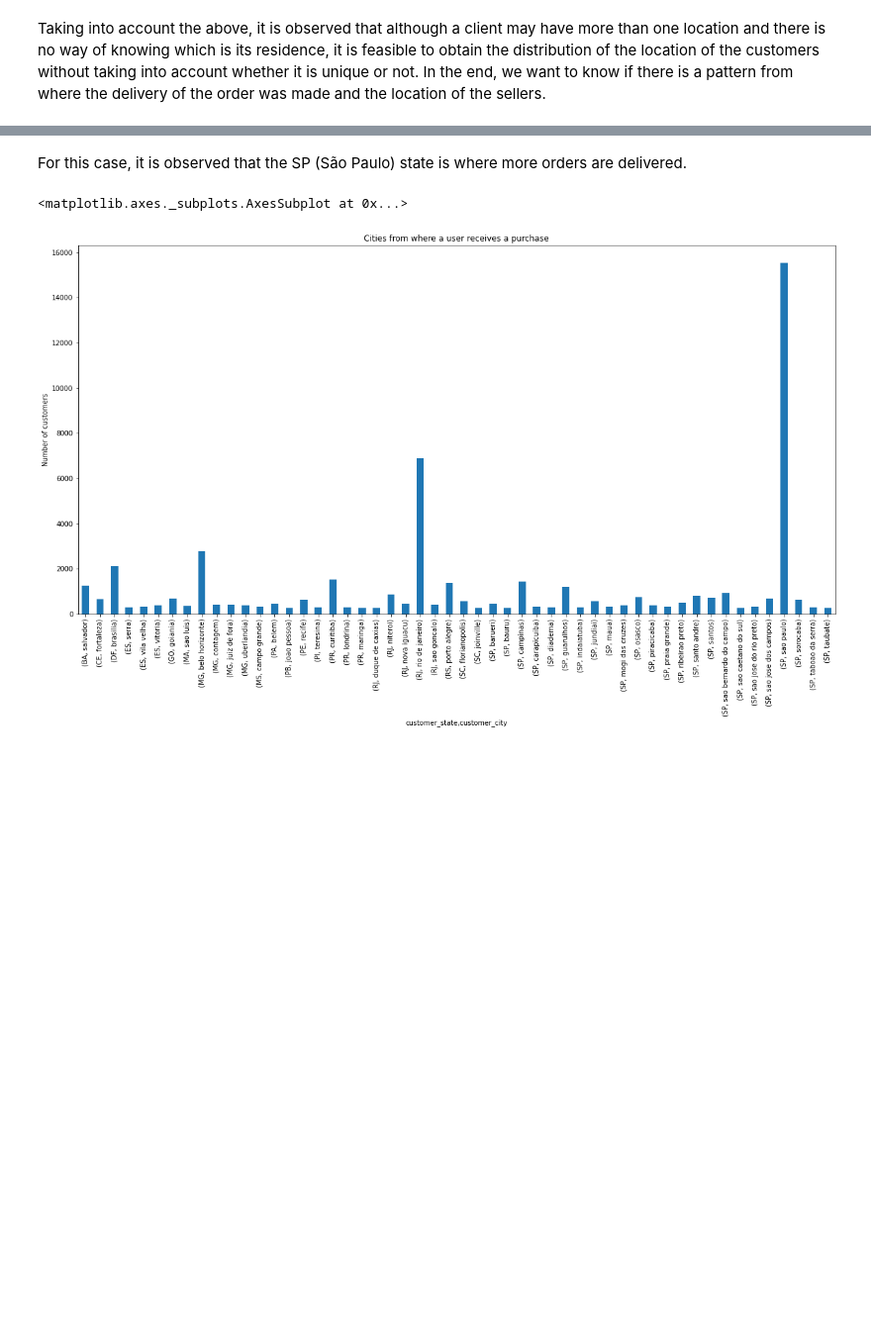
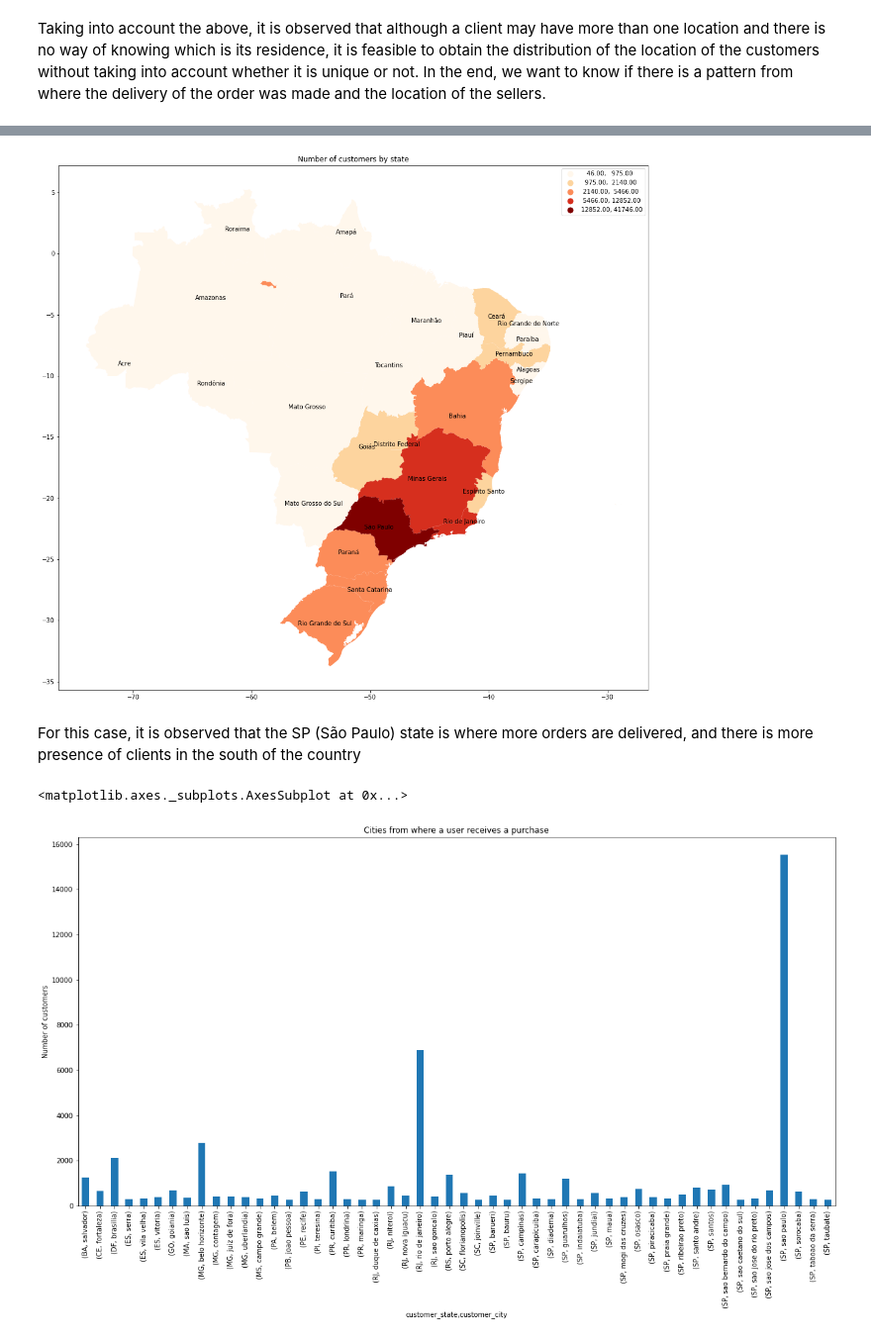
Before and after one commit to lpenuelac/lpenuelac.github.io, a Jupyter notebook: notebook/Project.ipynb, the cells around one changed output, grey strips where cells are left out. Shown at 99% size. Cells and saved outputs as stored; diff of their text form; code cells hidden in the pictures; blank space fills up the shorter version.

```diff
--- a/notebook/Project.ipynb
+++ b/notebook/Project.ipynb
@@ -54,8 +56,17 @@ For this, it is necessary to know how the buyers are distributed, how the seller
 # %%
 #Reading the main datasets related to the bussiness question.
 import pandas as pd
-customers = pd.read_csv("data/olist_customers_dataset.csv")
-sellers =  pd.read_csv("data/olist_sellers_dataset.csv")
+import matplotlib.pyplot as plt
+customers = pd.read_csv("../data/olist_customers_dataset.csv")
+sellers =  pd.read_csv("../data/olist_sellers_dataset.csv")
+#This dataset is useful to make a map based geometries
+#For the visualization, geopandas is required
+# See how to install it https://geopandas.org/en/stable/getting_started/install.html
+import geopandas as gpd
+locations =  gpd.read_file("zip://../data/states.zip")
+#Ignoring user warnings about KMeans memory leak
+import warnings
+warnings.filterwarnings('ignore')
 # %% [markdown]
 <a name="customers"></a>
 ### **Customers**
@@ -132,0 +138,7 @@ customers.groupby("customer_state").count()["customer_id"].plot.bar(title="State
+# %%
+#Cleaning geometry dataset to get the geometry and the acronym of each state
+#and deleting additional variables.
+locations[['COUNTRY','STATE']] = locations['HASC_1'].str.split('.',expand=True)
+locations = locations.drop(columns=["ID_0","ISO","NAME_0","ID_1","CCN_1","CCA_1","TYPE_1","ENGTYPE_1","NL_NAME_1","VARNAME_1","COUNTRY","HASC_1"])
+locations = locations.rename(columns ={'NAME_1':'NAME'})
+locations.head(5)
@@ -133,5 +152,25 @@ customers.groupby("customer_state").count()["customer_id"].plot.bar(title="State
+# %%
+#Visualizing customers by state
+import matplotlib.pyplot as plt
+from mpl_toolkits.axes_grid1 import make_axes_locatable
+#defining the figure to create
+fig, ax = plt.subplots(1, 1,figsize=(20, 16))
+#Joining geometries and number of customers
+customer_state = pd.DataFrame(customers.groupby("customer_state").count()["customer_id"])
+location_customers=locations.merge(customer_state,left_on="STATE",right_on="customer_state")
+#Defining coords for set the label on each state
+location_customers["coords"] = location_customers["geometry"].apply(lambda x: x.representative_point().coords[:])
+location_customers["coords"] = [coords[0] for coords in location_customers["coords"]]
+#Plotting data
+location_customers.plot(column='customer_id',ax=ax, cmap='OrRd', scheme='natural_breaks',
+           legend=True)
+ax.set_title("Number of customers by state")
+for idx, row in location_customers.iterrows():
+    ax.annotate(row['NAME'], xy=row["coords"], horizontalalignment="center", color="black")
+# %% [output]
+[figure, added]
 # %% [markdown]
-For this case, it is observed that the SP (São Paulo) state is where more orders are delivered.
+For this case, it is observed that the SP (São Paulo) state is where more orders are delivered, and there is more presence of clients in the south of the country
 # %%
 #Visualizing customers by city
 
```
Also changed, not shown: parts of 5 cells of this notebook, 2 other files.
